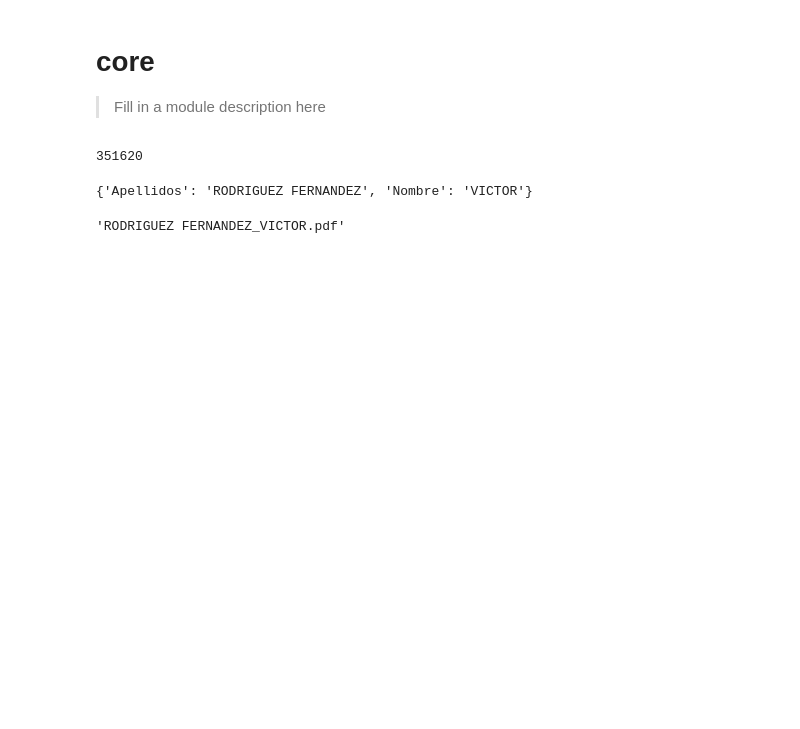
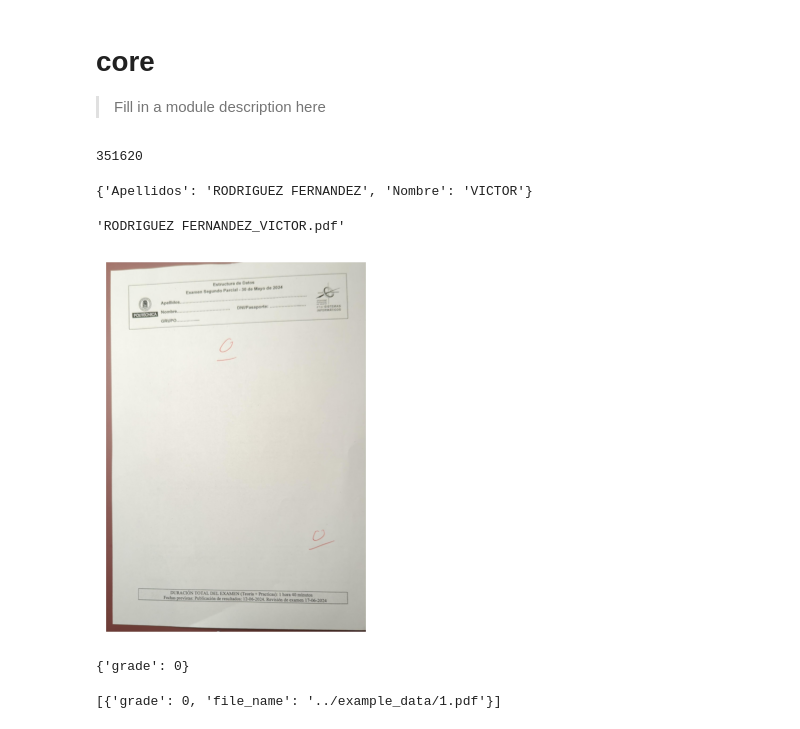
Before and after one commit to vrodriguezf/exam-sort-ocr, a Jupyter notebook: nbs/00_core.ipynb, the cells around one changed output. Saved outputs shown, nothing was run; the diff lists cells and outputs as text; code cells hidden in the pictures; blank space fills up the shorter version.

Commit message:
trying auto grade

```diff
--- a/nbs/00_core.ipynb
+++ b/nbs/00_core.ipynb
@@ -131,7 +130,8 @@ The fields of your JSON output will have those exact same label names")
 #| export
 def extract_student_info(path_pdf: str, crop=None, api_key = None,
                  model="gpt-4o", prompt=DEFAULT_USER_PROMPT,
-                 system_prompt=DEFAULT_SYSTEM_PROMPT, verbose=False):
+                 system_prompt=DEFAULT_SYSTEM_PROMPT, page_number=1, max_tokens=3000,
+                 verbose=False):
     """
     Extracts student information from a PDF file using OpenAI's chatGPT.
 
@@ -143,6 +143,8 @@ def extract_student_info(path_pdf: str, crop=None, api_key = None,
         model (str, optional): The model to use for generating responses.
         prompt (str, optional): The user prompt to start the conversation.
         system_prompt (str, optional): The system prompt to provide context to the model.
+        page_number (int, optional): The page number of the PDF to extract the information from.
+        max_tokens (int, optional): The maximum number of tokens to use for the response.
         verbose (bool, optional): Whether to print information about the process.
 
     Returns:
@@ -154,22 +156,17 @@ def extract_student_info(path_pdf: str, crop=None, api_key = None,
 
     """
     with open(path_pdf, 'rb') as file:
-        pdf = PyPDF2.PdfFileReader(file)
-
-        # Check if the PDF has more than one page
-        if pdf.getNumPages() > 1 and verbose:
-            print("The PDF has more than one page. Only the first page will be \
-                  converted to an image.")
-
-        # Convert the PDF to images and get the first one
-        image = convert_from_path(path_pdf, fmt='jpeg')[0]
+        # Convert the PDF to images and get one of them
+        image = convert_from_path(path_pdf, fmt='jpeg')[page_number - 1]
 
         # Crop the image
         if crop:
             image = image.crop(crop)
 
         if verbose:
-            image.show()
+            plt.imshow(np.array(image))
+            plt.axis('off')  # Ocultar los ejes
+            plt.show()
 
         # Convert to base64
         buffered = io.BytesIO()
@@ -204,7 +201,7 @@ def extract_student_info(path_pdf: str, crop=None, api_key = None,
                     ]
                 }
             ],
-            "max_tokens": 300
+            "max_tokens": max_tokens
         }
         response = requests.post("https://api.openai.com/v1/chat/completions",
                                  headers=headers, json=payload)
@@ -288,3 +293,29 @@ def rename_all_exam_files(input_folder: str, **kwargs):
+# %%
+#| export
+@delegates(extract_student_info)
+def prompt_ocr(path: str, **kwargs):
+    """  """
+    if os.path.isfile(path):
+        file_paths = [path]
+    else:
+        file_paths = [os.path.join(path, f) for f in os.listdir(path) if f.endswith('.pdf')]
+    res =[]
+    for fp in file_paths:
+        info = extract_student_info(fp, **kwargs)
+        info['file_name'] = fp
+        res.append(info)
+    return res
+# %%
+#| eval: false
+path_folder = '../example_data'
+with open('../example_data/user_prompt_grade.md', 'r') as f:
+    prompt = f.read()
+info = prompt_ocr(path_folder, prompt=prompt, page_number=2, verbose=True)
+info
+# %% [output]
+[figure, added]
+{'grade': 0}
+[{'grade': 0, 'file_name': '../example_data/1.pdf'}]
 # %%
 #| hide
 import nbdev; nbdev.nbdev_export()
```
Also changed, not shown: parts of 8 cells of this notebook, 7 other files.
